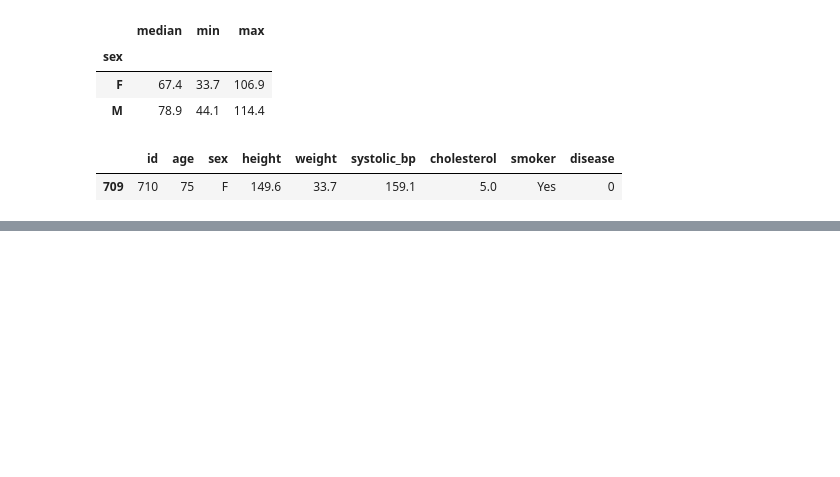
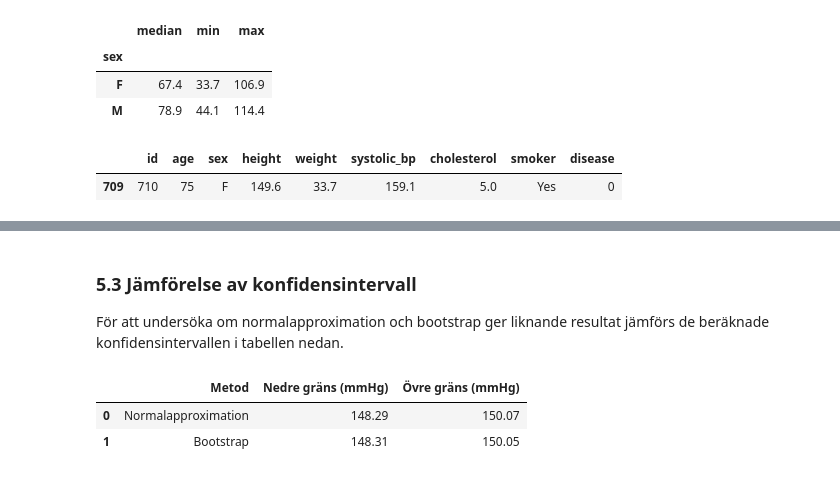
Before and after one commit to MegansCreativeLabs/health_study, a Jupyter notebook: notebooks/health_study_analysis.ipynb, the cells around one changed output, grey strips where cells are left out. Drawn from its saved outputs; the diff is of its cells as text; code cells hidden in the pictures; blank space fills up the shorter version.

```diff
--- a/notebooks/health_study_analysis.ipynb
+++ b/notebooks/health_study_analysis.ipynb
@@ -452,0 +534,24 @@ This difference illustrates random variation in the simulation. Even when using
+# %%
+
+
+# Skapar en slumpgenerator med fast seed för reproducerbarhet
+rng = np.random.default_rng(42)
+
+# Sparar medelvärdet från varje bootstrap-stickprov
+bootstrap_means = []
+
+# Skapar 10 000 stickprov med återläggning
+for i in range(10000):
+    sample = rng.choice(blood_pressure, size=n, replace=True)
+    bootstrap_means.append(sample.mean())
+
+# Beräknar konfidensintervallet med percentiler
+bootstrap_lower = np.percentile(bootstrap_means, 2.5)
+bootstrap_upper = np.percentile(bootstrap_means, 97.5)
+
+# Presenterar resultatet
+print("95 % KONFIDENSINTERVALL – BOOTSTRAP")
+print("─" * 48)
+print(f"Antal bootstrap-stickprov: {len(bootstrap_means)}")
+print(f"Medelvärde: {mean_bp:.2f} mmHg")
+print(f"Konfidensintervall: [{bootstrap_lower:.2f}, {bootstrap_upper:.2f}] mmHg")
@@ -452,0 +570,24 @@ This difference illustrates random variation in the simulation. Even when using
+# %% [markdown]
+### 5.3 Jämförelse av konfidensintervall
+
+För att undersöka om normalapproximation och bootstrap ger liknande resultat jämförs de beräknade konfidensintervallen i tabellen nedan.
+# %%
+
+# Skapar en tabell för att jämföra de två metoderna
+ci_comparison = pd.DataFrame({
+    "Metod": ["Normalapproximation", "Bootstrap"],
+    "Nedre gräns (mmHg)": [ci_lower, bootstrap_lower],
+    "Övre gräns (mmHg)": [ci_upper, bootstrap_upper]
+})
+
+# Avrundar värdena till två decimaler
+ci_comparison[["Nedre gräns (mmHg)", "Övre gräns (mmHg)"]] = (
+    ci_comparison[["Nedre gräns (mmHg)", "Övre gräns (mmHg)"]].round(2)
+)
+
+# Visar jämförelsen
+display(ci_comparison)
+# %% [output]
+|  | Metod | Nedre gräns (mmHg) | Övre gräns (mmHg) |
+| 0 | Normalapproximation | 148.29 | 150.07 |
+| 1 | Bootstrap | 148.31 | 150.05 |
```
Also changed, not shown: parts of 42 cells of this notebook, 8 other files.
